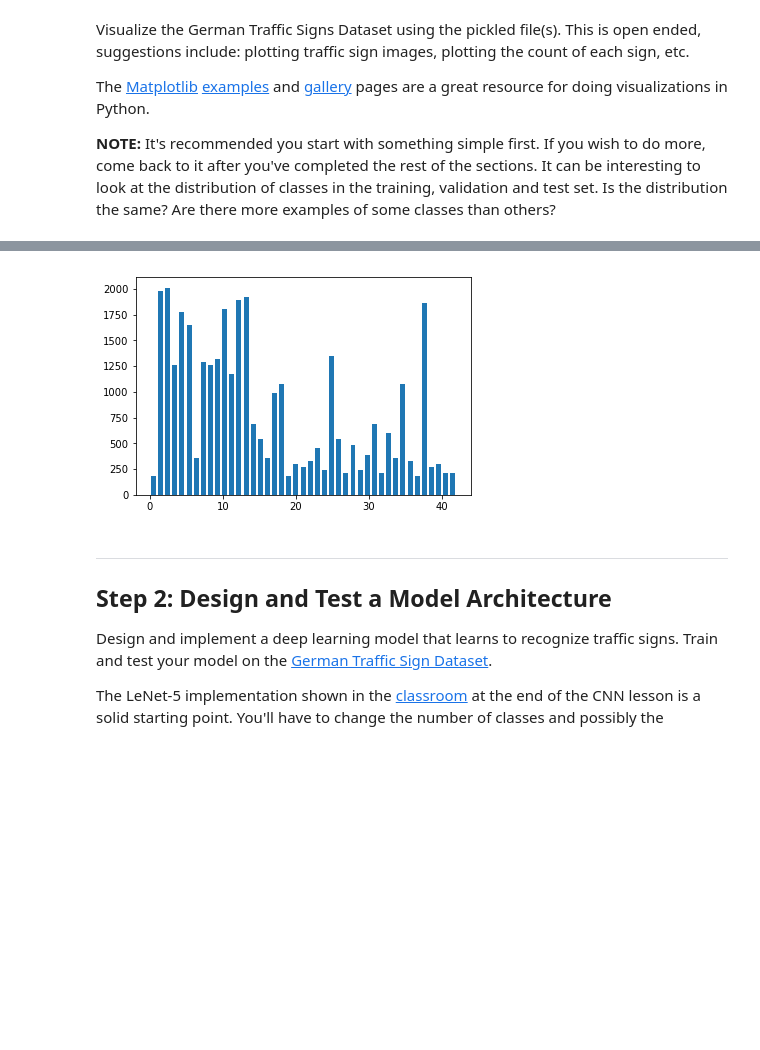
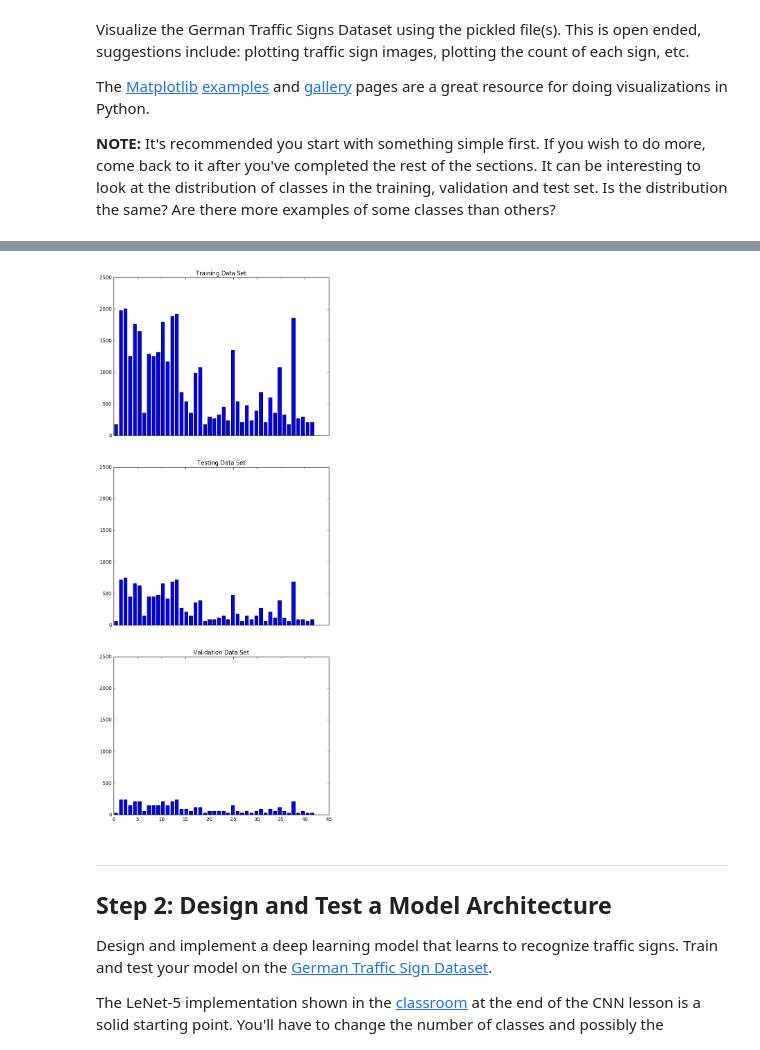
Before and after one commit to anudeepsekhar/Traffic-Sign-Classifier, a Jupyter notebook: Traffic_Sign_Classifier.ipynb, the cells around one changed output, grey strips where cells are left out. Cells and saved outputs as stored; diff of their text form; code cells hidden in the pictures; blank space fills up the shorter version.

```diff
--- a/Traffic_Sign_Classifier.ipynb
+++ b/Traffic_Sign_Classifier.ipynb
@@ -117,14 +117,29 @@ for i in range(10):
 # %%
 # Visualizing Label data
 # histogram of label frequency
+f , (ax1, ax2, ax3) = plt.subplots(3 , sharex = True , sharey = True)
+f.set_figheight(20)
+f.set_figwidth(8)
 
-hist, bins = np.histogram(y_train, bins=n_classes)
+hist1, bins = np.histogram(y_train, bins=n_classes)
+hist2, bins = np.histogram(y_test, bins=n_classes)
+hist3, bins = np.histogram(y_valid, bins=n_classes)
+
 width = 0.7 * (bins[1] - bins[0])
 center = (bins[:-1] + bins[1:]) / 2
-plt.bar(center, hist, align='center', width=width)
+ax1.bar(center, hist1, align='center', width=width)
+ax1.set_title("Training Data Set")
+ax2.bar(center, hist2, align='center', width=width)
+ax2.set_title("Testing Data Set")
+ax3.bar(center, hist3, align='center', width=width)
+ax3.set_title("Validation Data Set")
+
+
+
+
 plt.show()
 # %% [output]
-[figure, old version]
+[figure, new version]
 # %% [markdown]
 ----
 
```
Also changed, not shown: parts of 14 cells of this notebook.
